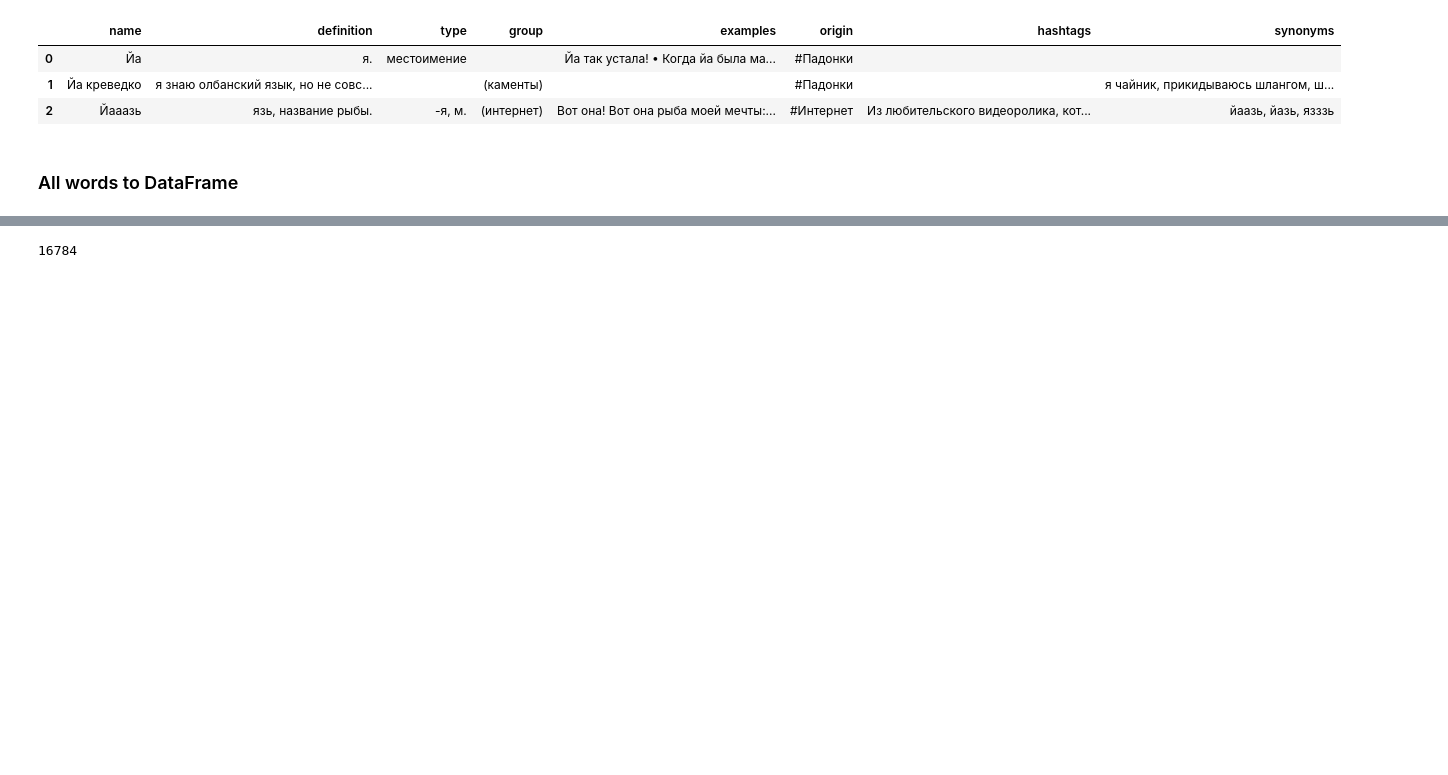
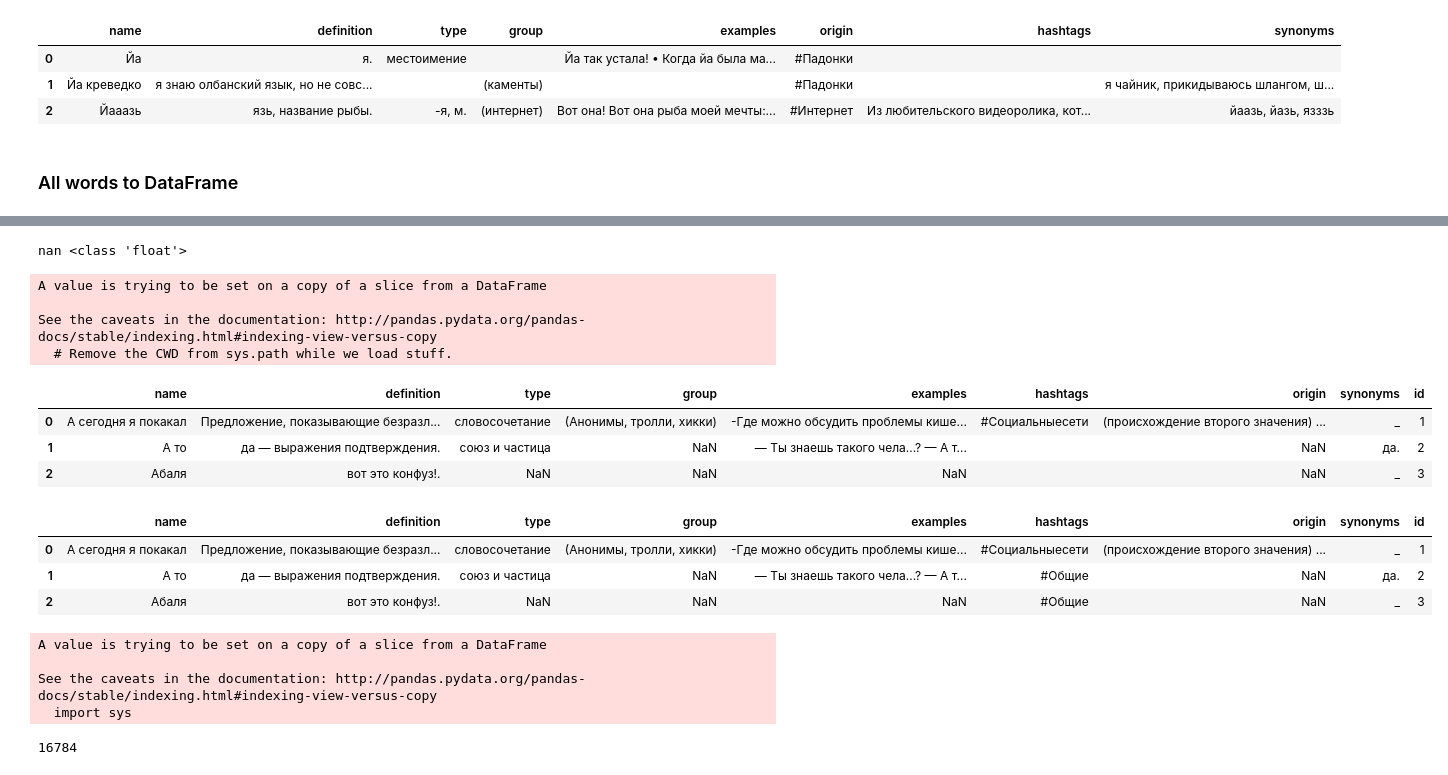
Before and after one commit to lotfull/RuSlangApp, a Jupyter notebook: SlangApp/Parse-teenslang.ipynb, the cells around one changed output, grey strips where cells are left out. Drawn from its saved outputs; the diff is of its cells as text; code cells hidden in the pictures; blank space fills up the shorter version.

Commit message:
Working hashtag opening, performing segue left. Cleaning. Deleted hashtag "#Общие". Trained in deleting column/cell, replacing value of dataframe in Jypiter. Rearranging

```diff
--- a/SlangApp/Parse-teenslang.ipynb
+++ b/SlangApp/Parse-teenslang.ipynb
@@ -187,0 +209,4 @@ teenslang_df.head(3)
+# %%
+for hashtags in teenslang_df['hashtags']:
+    hashtags_arr = ','.join(hashtags.split())
+    print(hashtags_arr)
@@ -187,0 +232,35 @@ teenslang_df.head(3)
+# %%
+NaN = teenslang_df['origin'][1]
+print(NaN, type(NaN))
+# %% [output]
+nan <class 'float'>
+# %%
+for row in range(len(teenslang_df)):
+    hashtags = teenslang_df['hashtags'][row]
+    if hashtags == '#Общие':
+        teenslang_df['hashtags'][row] = NaN
+    if type(hashtags) != type(NaN):
+        hashtags_arr = hashtags.split()
+        for hashtag in hashtags_arr:
+            if hashtag == '#Общие':
+                hashtags_arr.remove(hashtag)
+        teenslang_df['hashtags'][row] = ','.join(hashtags_arr)
+    #print(hashtags_arr)
+teenslang_df.head(3)
+# %% [output]
+A value is trying to be set on a copy of a slice from a DataFrame
+
+See the caveats in the documentation: http://pandas.pydata.org/pandas-docs/stable/indexing.html#indexing-view-versus-copy
+  # Remove the CWD from sys.path while we load stuff.
+|  | name | definition | type | group | examples | hashtags | origin | synonyms | id |
+| 0 | А сегодня я покакал | Предложение, показывающие безразл... | словосочетание | (Анонимы, тролли, хикки) | -Где можно обсудить проблемы кише... | #Социальныесети | (происхождение второго значения) ... | _ | 1 |
+| 1 | А то | да — выражения подтверждения. | союз и частица | NaN | — Ты знаешь такого чела...? — А т... |  | NaN | да. | 2 |
+| 2 | Абаля | вот это конфуз!. | NaN | NaN | NaN |  | NaN | _ | 3 |
+# %%
+df = pd.read_csv(teenslang_appwords_csv)
+df.head(3)
+# %% [output]
+|  | name | definition | type | group | examples | hashtags | origin | synonyms | id |
+| 0 | А сегодня я покакал | Предложение, показывающие безразл... | словосочетание | (Анонимы, тролли, хикки) | -Где можно обсудить проблемы кише... | #Социальныесети | (происхождение второго значения) ... | _ | 1 |
+| 1 | А то | да — выражения подтверждения. | союз и частица | NaN | — Ты знаешь такого чела...? — А т... | #Общие | NaN | да. | 2 |
+| 2 | Абаля | вот это конфуз!. | NaN | NaN | NaN | #Общие | NaN | _ | 3 |
@@ -188,3 +269,19 @@ teenslang_df.head(3)
+# %%
+countA = 0
+countB = 0
+countC = 0
+for i in range(len(hashtagsSeries)):
+    if type(hashtagsSeries[i]) == str and hashtagsSeries[i].strip() == '#Общие':
+        countA += 1
+        hashtagsSeries[i] = ''
+    else:
+        countC += 1
+print(len(hashtagsSeries), "=", countA, "+", countB, "+", countC, "=", countA+countB+countC)
+# %% [output]
+A value is trying to be set on a copy of a slice from a DataFrame
+
+See the caveats in the documentation: http://pandas.pydata.org/pandas-docs/stable/indexing.html#indexing-view-versus-copy
+  import sys
 # %%
 len(teenslang_df)
 # %% [output]
```
Also changed, not shown: parts of 4 cells of this notebook, 14 other files.
